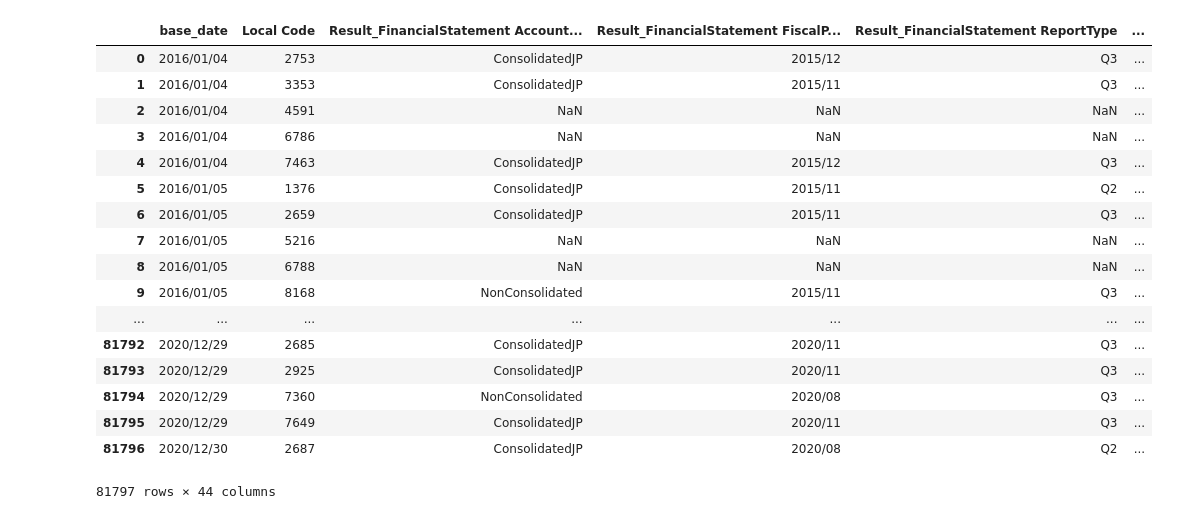
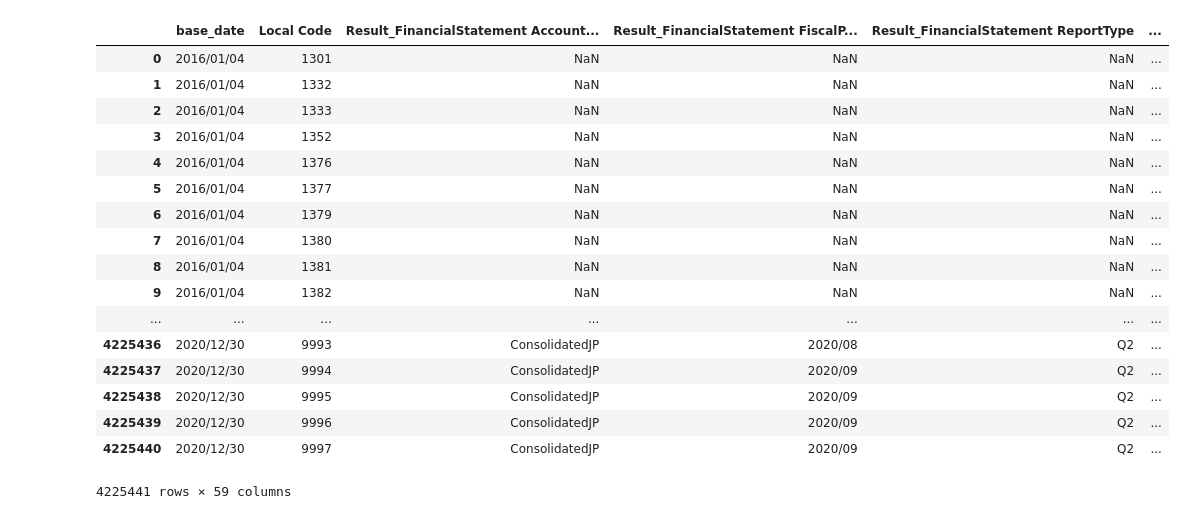
Before and after one commit to imoted/stock_analysis, a Jupyter notebook: tutorial/データ確認.ipynb, the cells around one changed output. Cells and saved outputs as stored; diff of their text form; code cells hidden in the pictures.

```diff
--- a/tutorial/データ確認.ipynb
+++ b/tutorial/データ確認.ipynb
@@ -3,23 +3,23 @@
 # %%
 # データロード用ライブラリ
 from utils.stock_data_utils import StockDataUtil
-StockDataUtil.get_stock_fin()
+StockDataUtil.get_stock_fin_price()
 # %% [output]
 |  | base_date | Local Code | Result_FinancialStatement Account... | Result_FinancialStatement FiscalP... | Result_FinancialStatement ReportType | ... |
-| 0 | 2016/01/04 | 2753 | ConsolidatedJP | 2015/12 | Q3 | ... |
-| 1 | 2016/01/04 | 3353 | ConsolidatedJP | 2015/11 | Q3 | ... |
-| 2 | 2016/01/04 | 4591 | NaN | NaN | NaN | ... |
-| 3 | 2016/01/04 | 6786 | NaN | NaN | NaN | ... |
-| 4 | 2016/01/04 | 7463 | ConsolidatedJP | 2015/12 | Q3 | ... |
-| 5 | 2016/01/05 | 1376 | ConsolidatedJP | 2015/11 | Q2 | ... |
-| 6 | 2016/01/05 | 2659 | ConsolidatedJP | 2015/11 | Q3 | ... |
-| 7 | 2016/01/05 | 5216 | NaN | NaN | NaN | ... |
-| 8 | 2016/01/05 | 6788 | NaN | NaN | NaN | ... |
-| 9 | 2016/01/05 | 8168 | NonConsolidated | 2015/11 | Q3 | ... |
+| 0 | 2016/01/04 | 1301 | NaN | NaN | NaN | ... |
+| 1 | 2016/01/04 | 1332 | NaN | NaN | NaN | ... |
+| 2 | 2016/01/04 | 1333 | NaN | NaN | NaN | ... |
+| 3 | 2016/01/04 | 1352 | NaN | NaN | NaN | ... |
+| 4 | 2016/01/04 | 1376 | NaN | NaN | NaN | ... |
+| 5 | 2016/01/04 | 1377 | NaN | NaN | NaN | ... |
+| 6 | 2016/01/04 | 1379 | NaN | NaN | NaN | ... |
+| 7 | 2016/01/04 | 1380 | NaN | NaN | NaN | ... |
+| 8 | 2016/01/04 | 1381 | NaN | NaN | NaN | ... |
+| 9 | 2016/01/04 | 1382 | NaN | NaN | NaN | ... |
 | ... | ... | ... | ... | ... | ... | ... |
-| 81792 | 2020/12/29 | 2685 | ConsolidatedJP | 2020/11 | Q3 | ... |
-| 81793 | 2020/12/29 | 2925 | ConsolidatedJP | 2020/11 | Q3 | ... |
-| 81794 | 2020/12/29 | 7360 | NonConsolidated | 2020/08 | Q3 | ... |
-| 81795 | 2020/12/29 | 7649 | ConsolidatedJP | 2020/11 | Q3 | ... |
-| 81796 | 2020/12/30 | 2687 | ConsolidatedJP | 2020/08 | Q2 | ... |
+| 4225436 | 2020/12/30 | 9993 | ConsolidatedJP | 2020/08 | Q2 | ... |
+| 4225437 | 2020/12/30 | 9994 | ConsolidatedJP | 2020/09 | Q2 | ... |
+| 4225438 | 2020/12/30 | 9995 | ConsolidatedJP | 2020/09 | Q2 | ... |
+| 4225439 | 2020/12/30 | 9996 | ConsolidatedJP | 2020/09 | Q2 | ... |
+| 4225440 | 2020/12/30 | 9997 | ConsolidatedJP | 2020/09 | Q2 | ... |
-81797 rows × 44 columns
+4225441 rows × 59 columns
```
Also changed, not shown: 10 other files.
